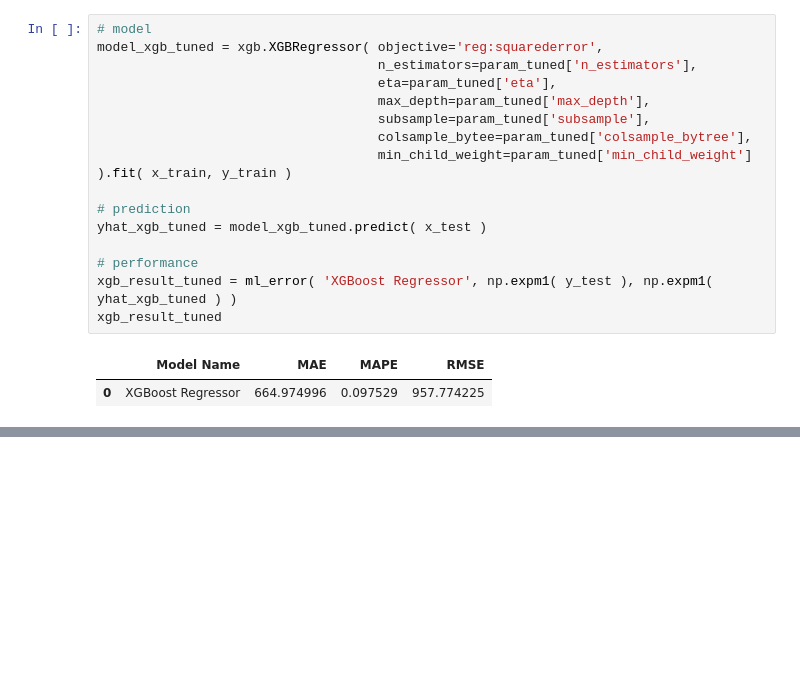
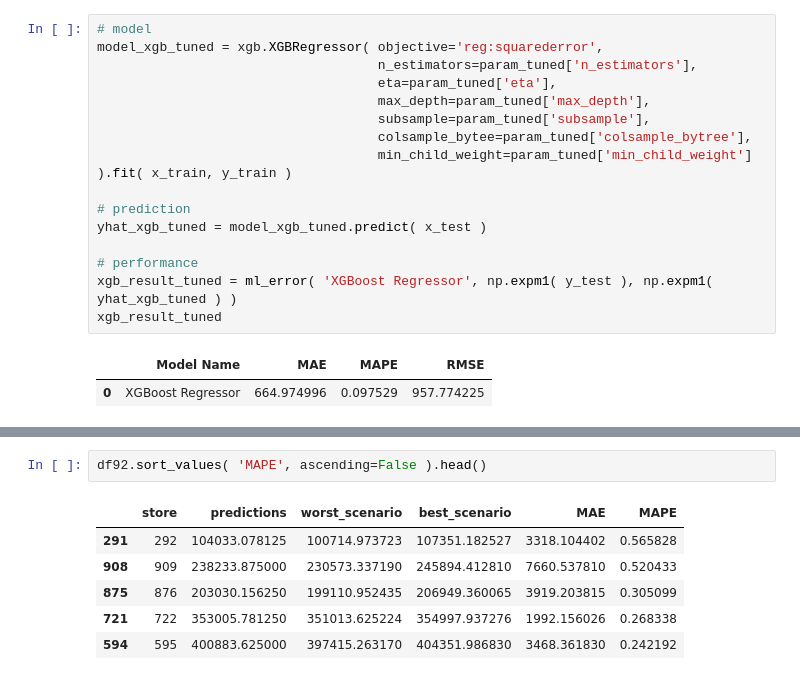
Before and after one commit to igordesouza/ds-em-producao, a Jupyter notebook: m07_v01_store_sales_prediction-Copy1.ipynb, the cells around one changed output, grey strips where cells are left out. Cells and saved outputs as stored; diff of their text form; blank space fills up the shorter version.

```diff
--- a/m07_v01_store_sales_prediction-Copy1.ipynb
+++ b/m07_v01_store_sales_prediction-Copy1.ipynb
@@ -2176,0 +2229,9 @@ xgb_result_tuned
+# %%
+df92.sort_values( 'MAPE', ascending=False ).head()
+# %% [output]
+|  | store | predictions | worst_scenario | best_scenario | MAE | MAPE |
+| 291 | 292 | 104033.078125 | 100714.973723 | 107351.182527 | 3318.104402 | 0.565828 |
+| 908 | 909 | 238233.875000 | 230573.337190 | 245894.412810 | 7660.537810 | 0.520433 |
+| 875 | 876 | 203030.156250 | 199110.952435 | 206949.360065 | 3919.203815 | 0.305099 |
+| 721 | 722 | 353005.781250 | 351013.625224 | 354997.937276 | 1992.156026 | 0.268338 |
+| 594 | 595 | 400883.625000 | 397415.263170 | 404351.986830 | 3468.361830 | 0.242192 |
```
Also changed, not shown: parts of 17 cells of this notebook, 1 other file.
